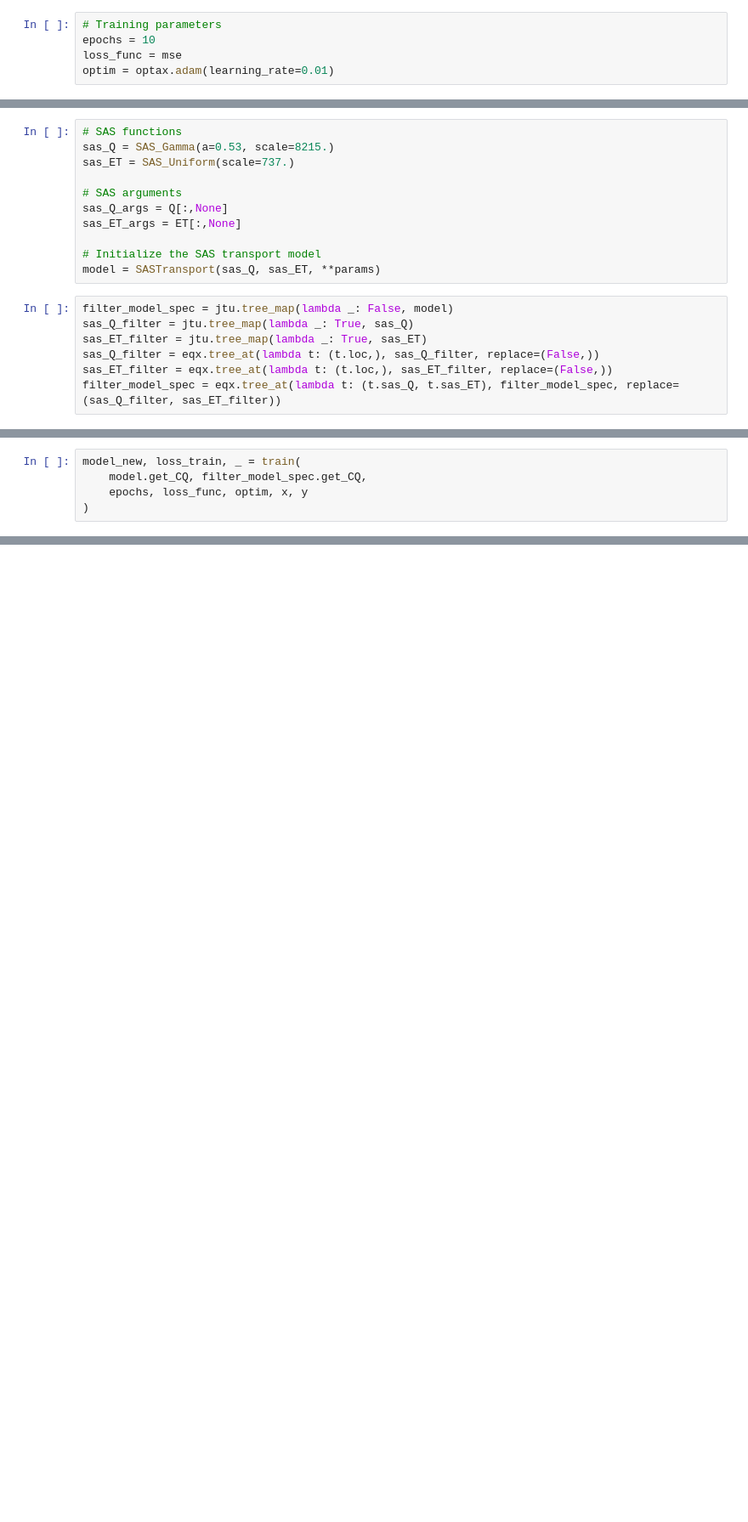
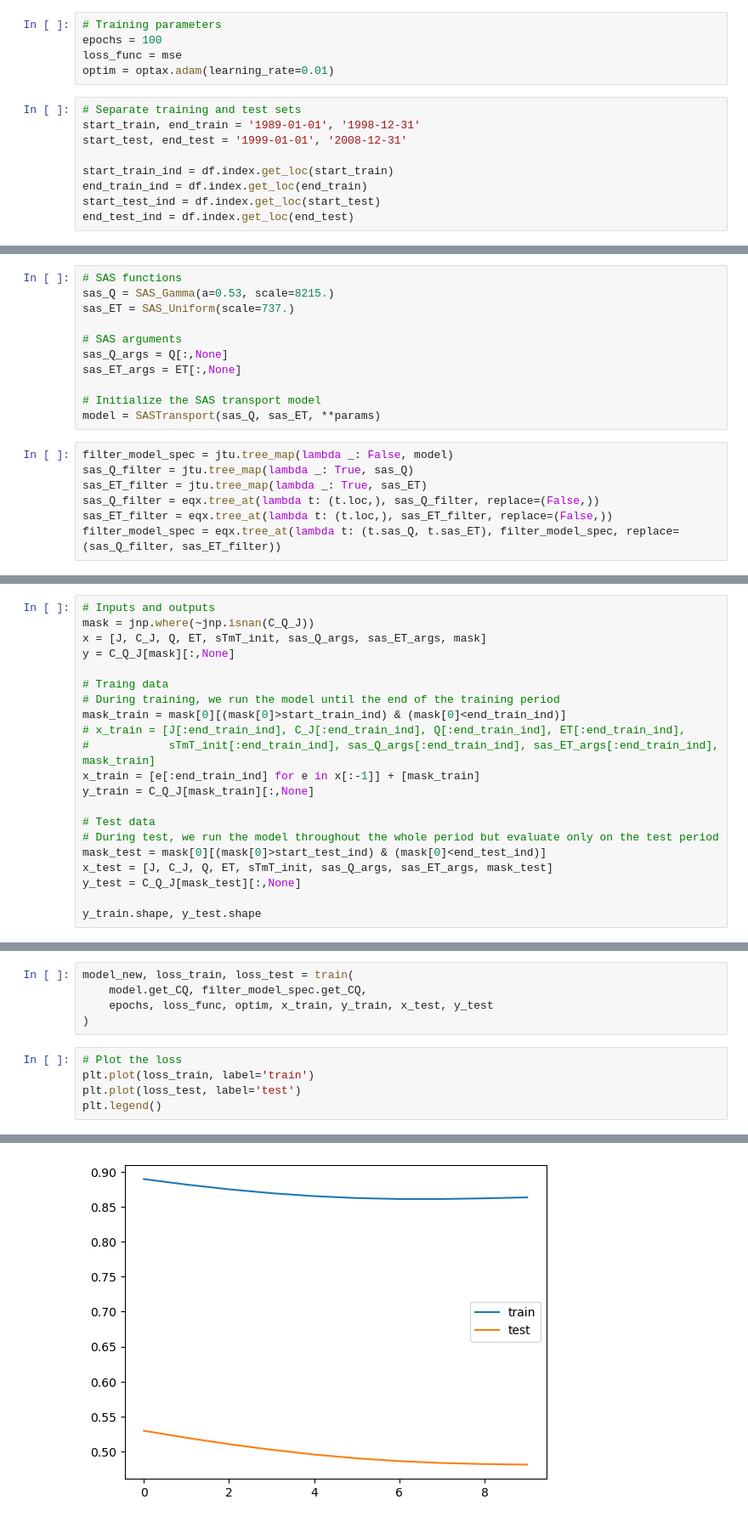
Before and after one commit to PeishiJiang/DiffFlowTransport, a Jupyter notebook: Plynlimon/SASTransport.ipynb, the cells around one changed output, grey strips where cells are left out. Shown at 85% size. Drawn from its saved outputs; the diff is of its cells as text; blank space fills up the shorter version.

Commit message:
Fixed a couple of bugs and now we can train the MDN-based SAS transport model; updated the example notebook at the Plynlimon watershed.

```diff
--- a/Plynlimon/SASTransport.ipynb
+++ b/Plynlimon/SASTransport.ipynb
@@ -235,9 +242,18 @@ ax.legend()
 # Training the SAS-based transport model
 # %%
 # Training parameters
-epochs = 10
+epochs = 100
 loss_func = mse
 optim = optax.adam(learning_rate=0.01)
+# %%
+# Separate training and test sets
+start_train, end_train = '1989-01-01', '1998-12-31'
+start_test, end_test = '1999-01-01', '2008-12-31'
+
+start_train_ind = df.index.get_loc(start_train)
+end_train_ind = df.index.get_loc(end_train)
+start_test_ind = df.index.get_loc(start_test)
+end_test_ind = df.index.get_loc(end_test)
 # %% [markdown]
 ## Invariant SAS functions
 # %%
@@ -264,0 +277,21 @@ y = C_Q_J
+# %%
+# Inputs and outputs
+mask = jnp.where(~jnp.isnan(C_Q_J))
+x = [J, C_J, Q, ET, sTmT_init, sas_Q_args, sas_ET_args, mask]
+y = C_Q_J[mask][:,None]
+
+# Traing data
+# During training, we run the model until the end of the training period
+mask_train = mask[0][(mask[0]>start_train_ind) & (mask[0]<end_train_ind)]
+# x_train = [J[:end_train_ind], C_J[:end_train_ind], Q[:end_train_ind], ET[:end_train_ind],
+#            sTmT_init[:end_train_ind], sas_Q_args[:end_train_ind], sas_ET_args[:end_train_ind], mask_train]
+x_train = [e[:end_train_ind] for e in x[:-1]] + [mask_train]
+y_train = C_Q_J[mask_train][:,None]
+
+# Test data
+# During test, we run the model throughout the whole period but evaluate only on the test period
+mask_test = mask[0][(mask[0]>start_test_ind) & (mask[0]<end_test_ind)]
+x_test = [J, C_J, Q, ET, sTmT_init, sas_Q_args, sas_ET_args, mask_test]
+y_test = C_Q_J[mask_test][:,None]
+
+y_train.shape, y_test.shape
@@ -265,5 +300,11 @@ y = C_Q_J
 # %%
-model_new, loss_train, _ = train(
+model_new, loss_train, loss_test = train(
     model.get_CQ, filter_model_spec.get_CQ,
-    epochs, loss_func, optim, x, y
+    epochs, loss_func, optim, x_train, y_train, x_test, y_test
 )
+# %%
+# Plot the loss
+plt.plot(loss_train, label='train')
+plt.plot(loss_test, label='test')
+plt.legend()
+# %% [output]
@@ -269,0 +312 @@ model_new, loss_train, _ = train(
+[figure, added]
```
Also changed, not shown: parts of 29 cells of this notebook, 7 other files.
